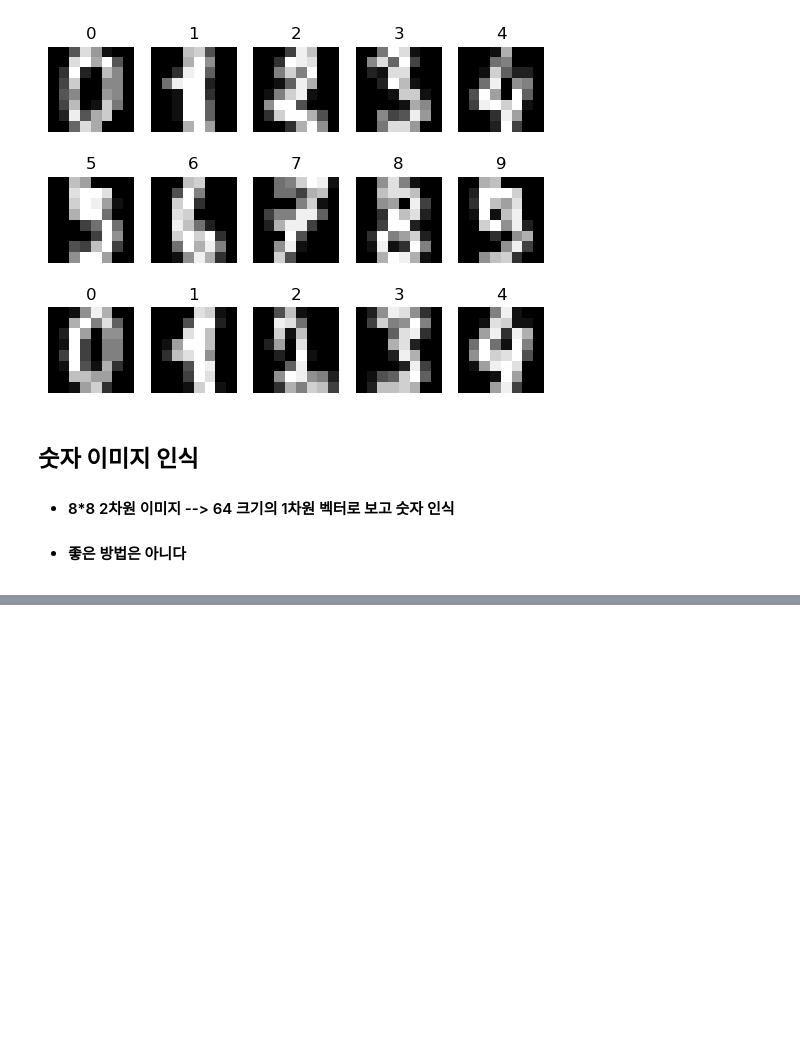
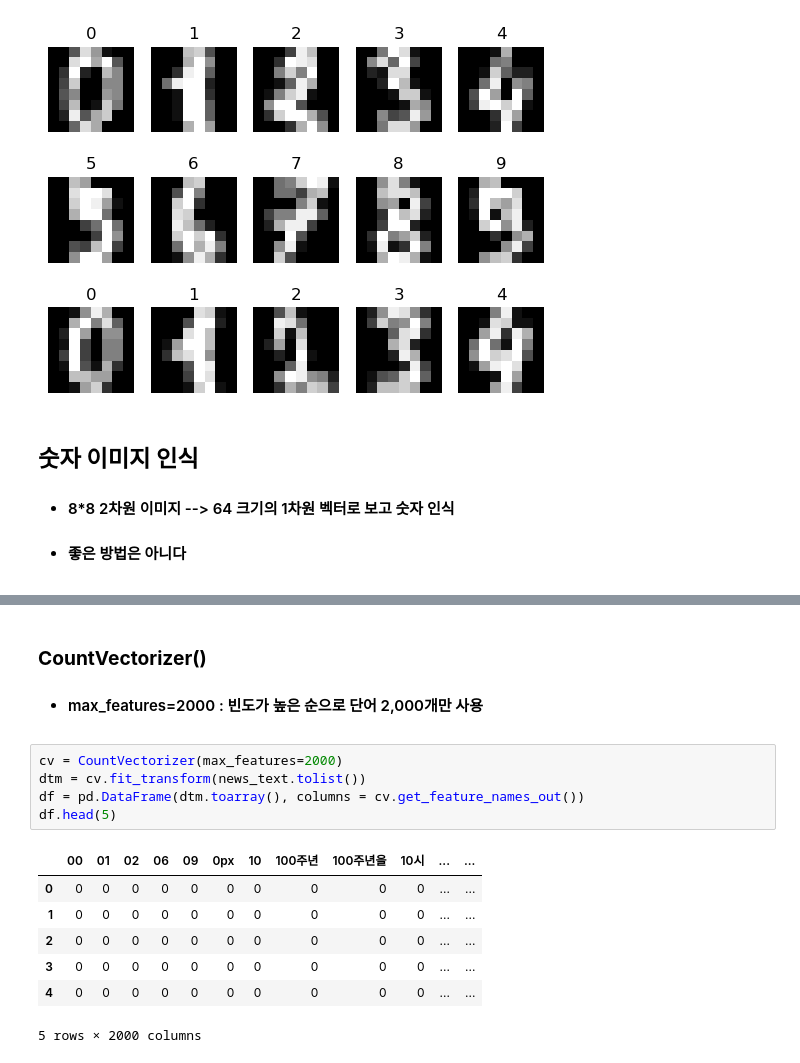
Before and after one commit to hanjaek/Data_Analysis, a Jupyter notebook: M3/Text_Mining.ipynb, the cells around one changed output, grey strips where cells are left out. Cells and saved outputs as stored; diff of their text form; blank space fills up the shorter version.

```diff
--- a/M3/Text_Mining.ipynb
+++ b/M3/Text_Mining.ipynb
@@ -194,0 +408,16 @@ from sklearn.metrics import accuracy_score
+# %% [markdown]
+### **CountVectorizer()**
+- #### max_features=2000 : 빈도가 높은 순으로 단어 2,000개만 사용
+# %%
+cv = CountVectorizer(max_features=2000)
+dtm = cv.fit_transform(news_text.tolist())
+df = pd.DataFrame(dtm.toarray(), columns = cv.get_feature_names_out())
+df.head(5)
+# %% [output]
+|  | 00 | 01 | 02 | 06 | 09 | 0px | 10 | 100주년 | 100주년을 | 10시 | ... | ... |
+| 0 | 0 | 0 | 0 | 0 | 0 | 0 | 0 | 0 | 0 | 0 | ... | ... |
+| 1 | 0 | 0 | 0 | 0 | 0 | 0 | 0 | 0 | 0 | 0 | ... | ... |
+| 2 | 0 | 0 | 0 | 0 | 0 | 0 | 0 | 0 | 0 | 0 | ... | ... |
+| 3 | 0 | 0 | 0 | 0 | 0 | 0 | 0 | 0 | 0 | 0 | ... | ... |
+| 4 | 0 | 0 | 0 | 0 | 0 | 0 | 0 | 0 | 0 | 0 | ... | ... |
+5 rows × 2000 columns
```
Also changed, not shown: parts of 34 cells of this notebook, 1 other file.
